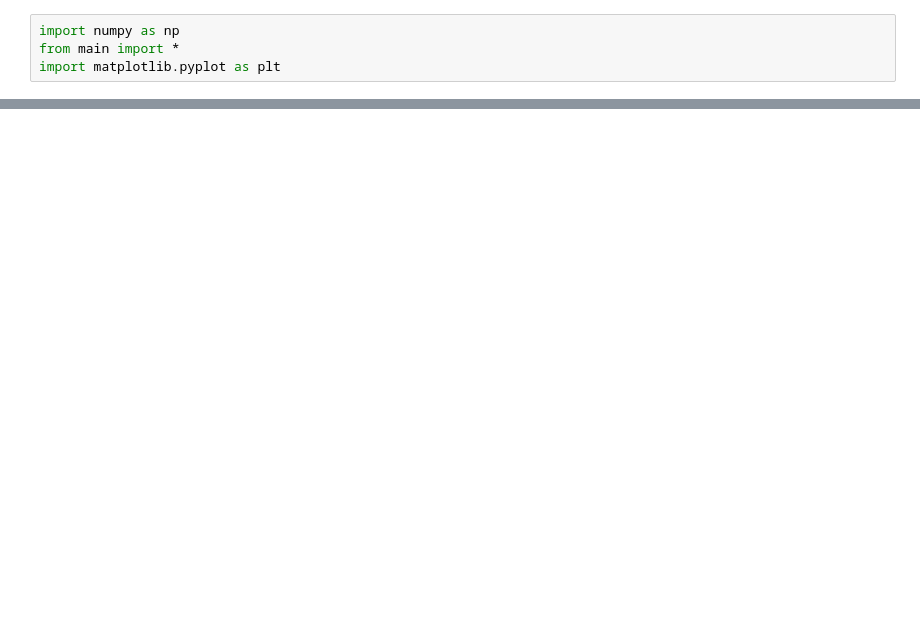
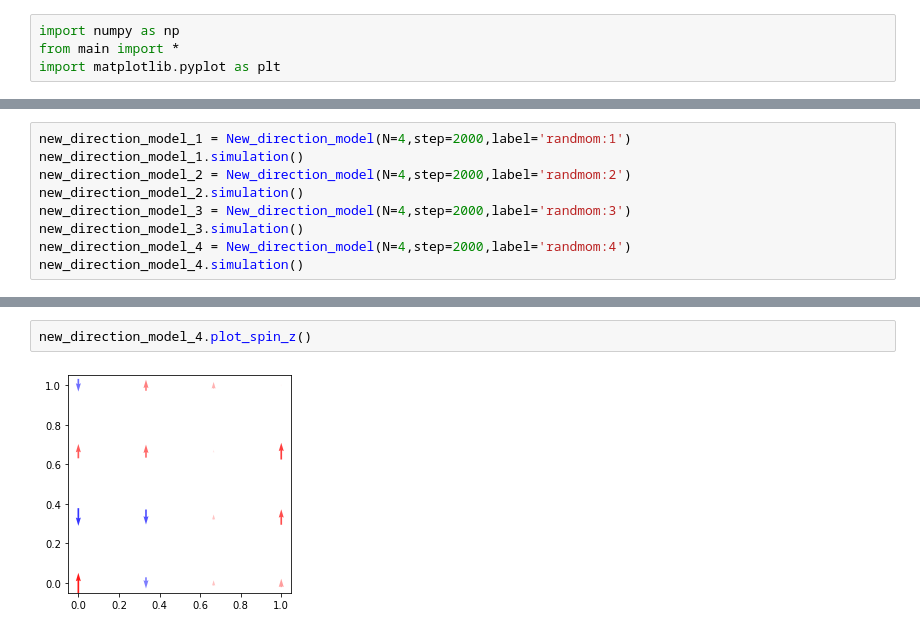
Before and after one commit to Yibo-Zhang/ising_model, a Jupyter notebook: python/heisenberg/Untitled.ipynb, the cells around one changed output, grey strips where cells are left out. Saved outputs shown, nothing was run; the diff lists cells and outputs as text; blank space fills up the shorter version.

```diff
--- a/python/heisenberg/Untitled.ipynb
+++ b/python/heisenberg/Untitled.ipynb
@@ -4,0 +37,9 @@ import matplotlib.pyplot as plt
+# %%
+new_direction_model_1 = New_direction_model(N=4,step=2000,label='randmom:1')
+new_direction_model_1.simulation()
+new_direction_model_2 = New_direction_model(N=4,step=2000,label='randmom:2')
+new_direction_model_2.simulation()
+new_direction_model_3 = New_direction_model(N=4,step=2000,label='randmom:3')
+new_direction_model_3.simulation()
+new_direction_model_4 = New_direction_model(N=4,step=2000,label='randmom:4')
+new_direction_model_4.simulation()
@@ -4,0 +65,4 @@ import matplotlib.pyplot as plt
+# %%
+new_direction_model_4.plot_spin_z()
+# %% [output]
+[figure, added]
```
Also changed, not shown: parts of 14 cells of this notebook, 1 other file.
